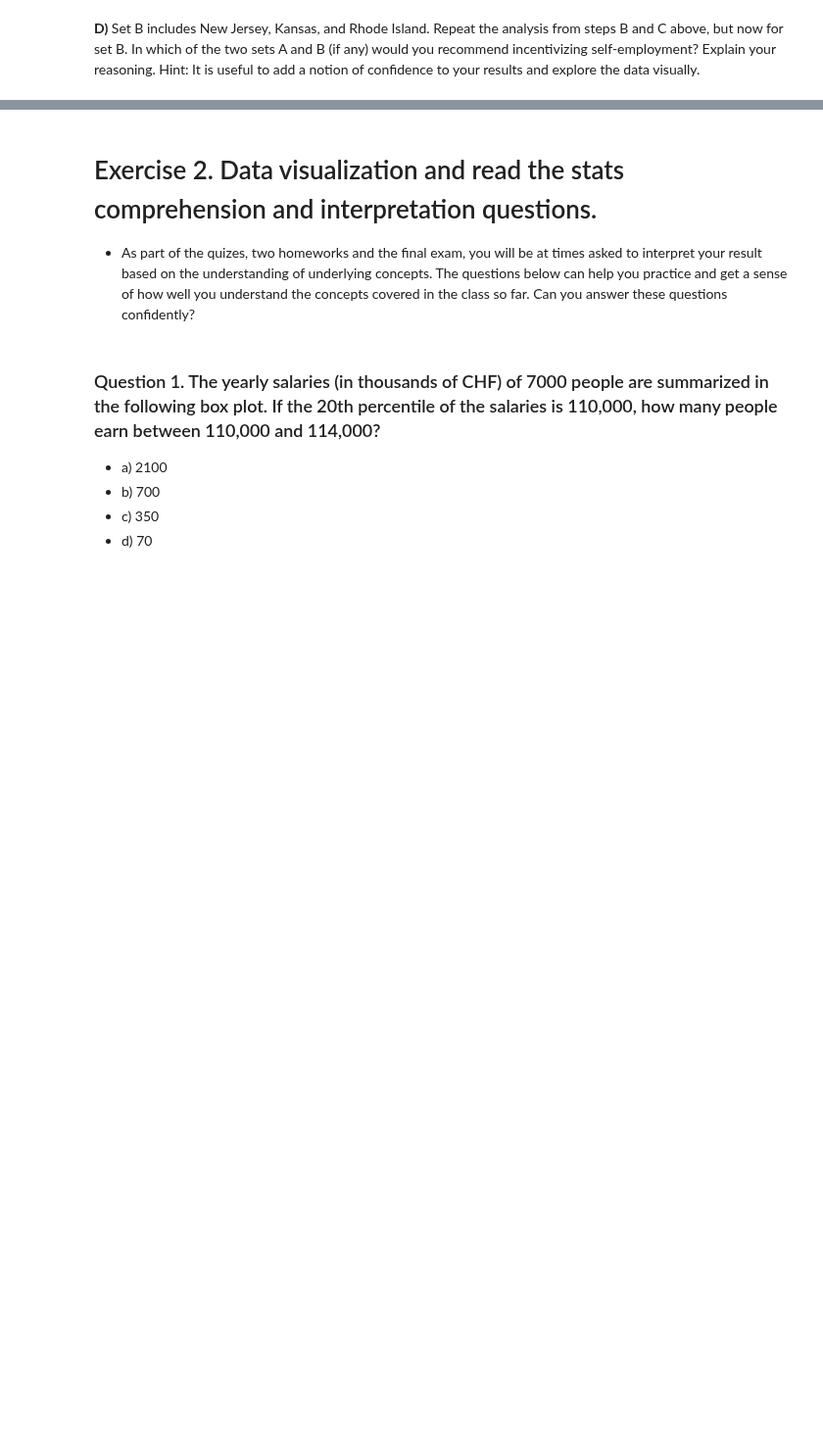
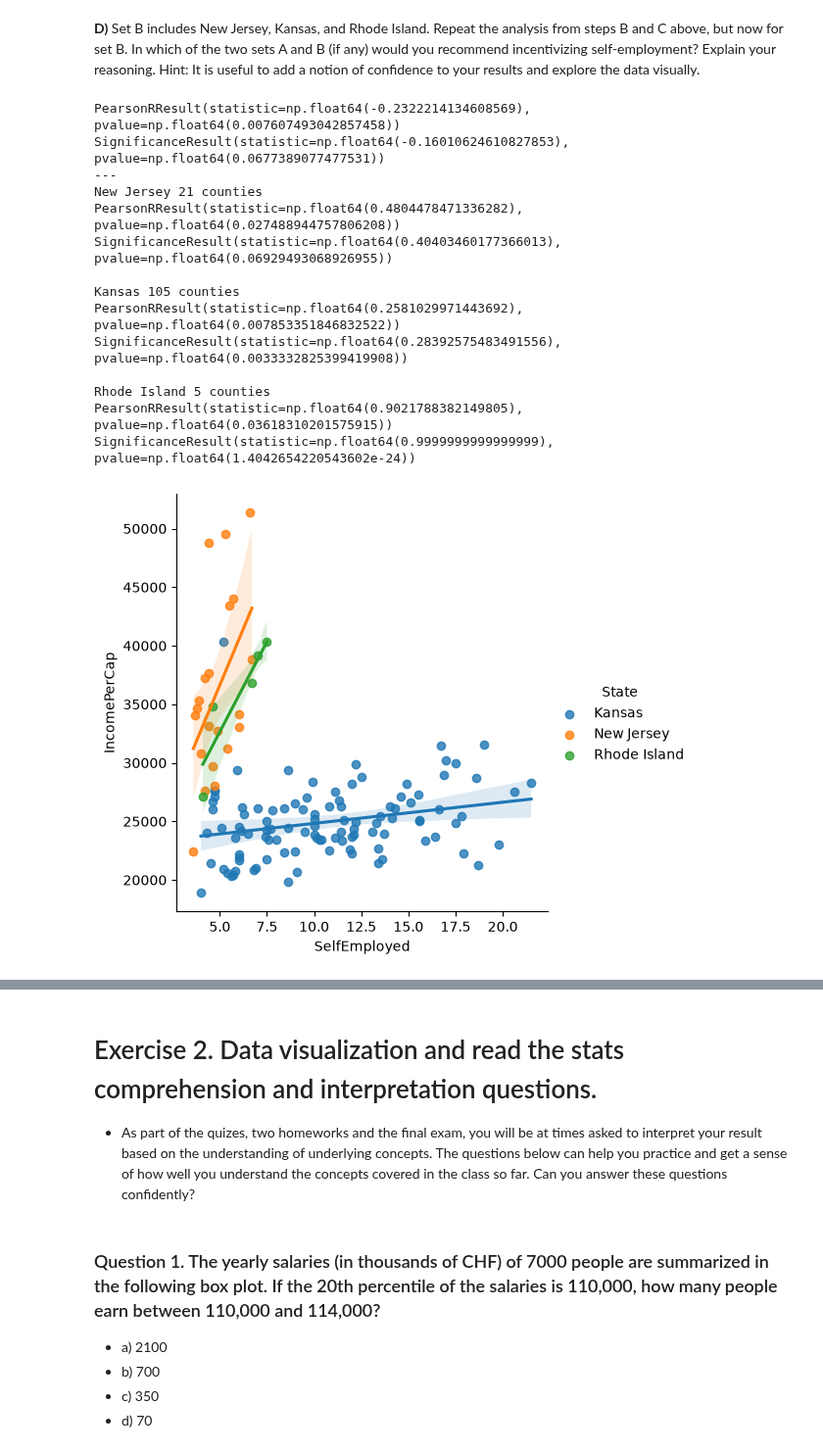
Before and after one commit to TimReuteler/ADA-2026, a Jupyter notebook: Exercises/03 - Describing data/Describing_data_exercise.ipynb, the cells around one changed output, grey strips where cells are left out. Shown at 98% size. Saved outputs shown, nothing was run; the diff lists cells and outputs as text; code cells hidden in the pictures; blank space fills up the shorter version.

```diff
--- a/Exercises/03 - Describing data/Describing_data_exercise.ipynb
+++ b/Exercises/03 - Describing data/Describing_data_exercise.ipynb
@@ -185,0 +327,34 @@ Since it is unethical and impossible in this setting to run a controlled experim
+# %%
+#filtering df to get set B
+set_B = df.loc[df['State'].isin(['New Jersey', 'Kansas', 'Rhode Island'])]
+
+#using both Pearson and Spearman to determine correlation for set_B
+print(stats.pearsonr(set_B['SelfEmployed'], set_B['IncomePerCap']))
+print(stats.spearmanr(set_B['SelfEmployed'], set_B['IncomePerCap']))
+print("---")
+#plotting: regression line + 95% confidence band per state
+sns.lmplot(data=set_B, x='SelfEmployed', y='IncomePerCap', hue='State')
+
+#filtering and analysis for each of the
+for state in ['New Jersey', 'Kansas', 'Rhode Island']:
+    state_df = df.loc[df['State'] == state] #filtering to get counties from one state
+    print(state, len(state_df), "counties")
+    print(stats.pearsonr(state_df['SelfEmployed'], state_df['IncomePerCap']))
+    print(stats.spearmanr(state_df['SelfEmployed'], state_df['IncomePerCap']))
+    print("")
+# %% [output]
+PearsonRResult(statistic=np.float64(-0.2322214134608569), pvalue=np.float64(0.007607493042857458))
+SignificanceResult(statistic=np.float64(-0.16010624610827853), pvalue=np.float64(0.0677389077477531))
+---
+New Jersey 21 counties
+PearsonRResult(statistic=np.float64(0.4804478471336282), pvalue=np.float64(0.027488944757806208))
+SignificanceResult(statistic=np.float64(0.40403460177366013), pvalue=np.float64(0.06929493068926955))
+
+Kansas 105 counties
+PearsonRResult(statistic=np.float64(0.2581029971443692), pvalue=np.float64(0.007853351846832522))
+SignificanceResult(statistic=np.float64(0.28392575483491556), pvalue=np.float64(0.0033332825399419908))
+
+Rhode Island 5 counties
+PearsonRResult(statistic=np.float64(0.9021788382149805), pvalue=np.float64(0.03618310201575915))
+SignificanceResult(statistic=np.float64(0.9999999999999999), pvalue=np.float64(1.4042654220543602e-24))
+[figure, added]
```
Also changed, not shown: parts of 43 cells of this notebook, 4 other files.
